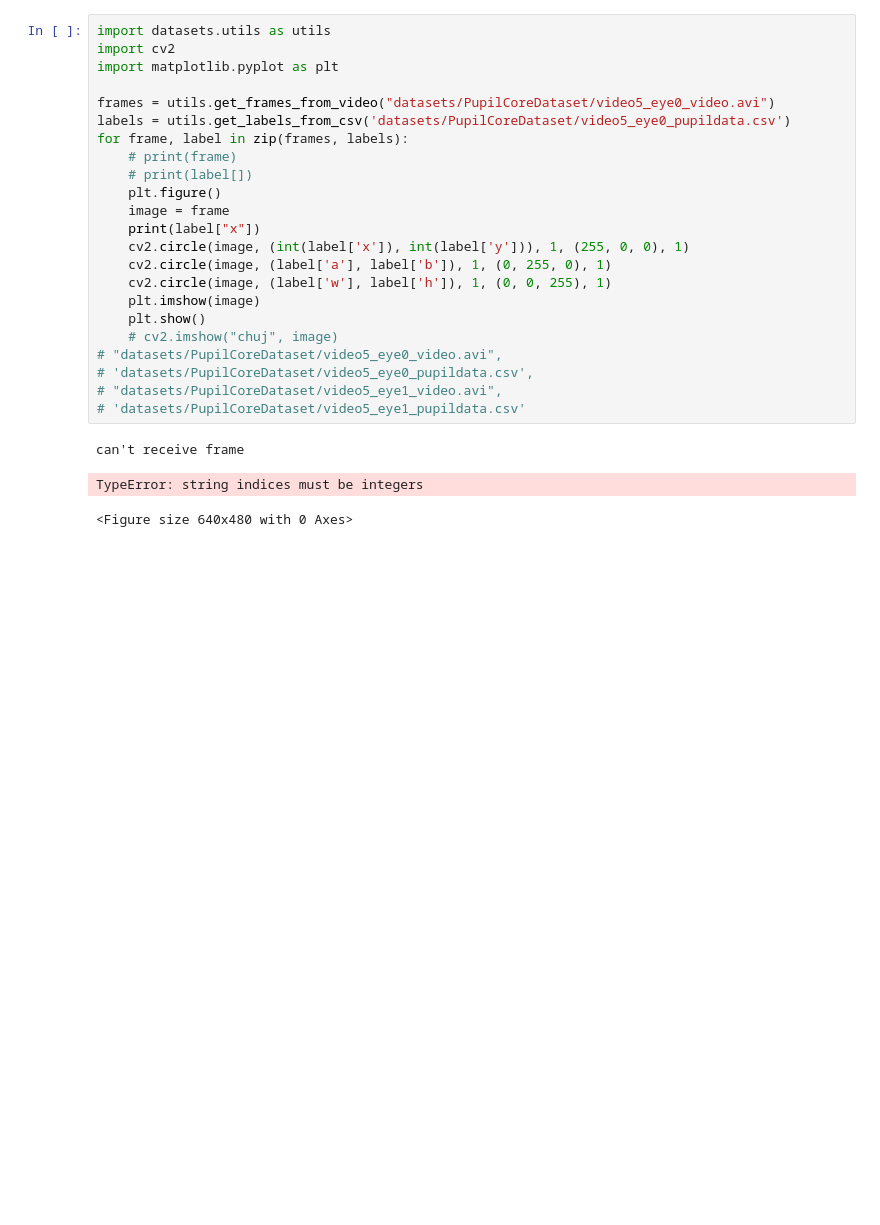
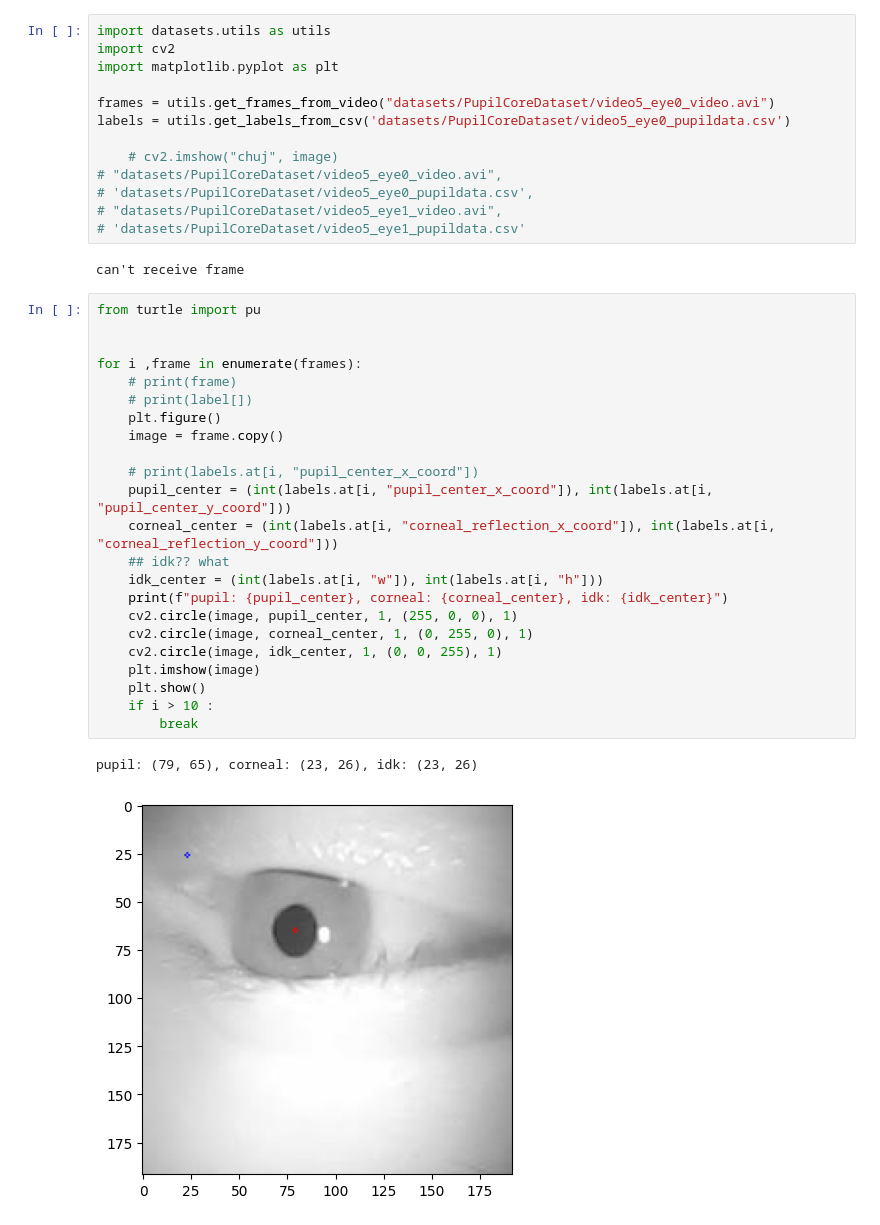
Before and after one commit to jmatejcz/pupil-detect, a Jupyter notebook: test_dataset.ipynb, the cells around one changed output. Saved outputs shown, nothing was run; the diff lists cells and outputs as text; blank space fills up the shorter version.

```diff
--- a/test_dataset.ipynb
+++ b/test_dataset.ipynb
@@ -5,17 +5,7 @@ import matplotlib.pyplot as plt
 
 frames = utils.get_frames_from_video("datasets/PupilCoreDataset/video5_eye0_video.avi")
 labels = utils.get_labels_from_csv('datasets/PupilCoreDataset/video5_eye0_pupildata.csv')
-for frame, label in zip(frames, labels):
-    # print(frame)
-    # print(label[])
-    plt.figure()
-    image = frame
-    print(label["x"])
-    cv2.circle(image, (int(label['x']), int(label['y'])), 1, (255, 0, 0), 1)
-    cv2.circle(image, (label['a'], label['b']), 1, (0, 255, 0), 1)
-    cv2.circle(image, (label['w'], label['h']), 1, (0, 0, 255), 1)
-    plt.imshow(image)
-    plt.show()
+
     # cv2.imshow("chuj", image)
 # "datasets/PupilCoreDataset/video5_eye0_video.avi",
 # 'datasets/PupilCoreDataset/video5_eye0_pupildata.csv',
@@ -23,5 +13,29 @@ for frame, label in zip(frames, labels):
 # 'datasets/PupilCoreDataset/video5_eye1_pupildata.csv'
 # %% [output]
 can't receive frame
-TypeError: string indices must be integers
-<Figure size 640x480 with 0 Axes>
+# %%
+from turtle import pu
+
+
+for i ,frame in enumerate(frames):
+    # print(frame)
+    # print(label[])
+    plt.figure()
+    image = frame.copy()
+
+    # print(labels.at[i, "pupil_center_x_coord"])
+    pupil_center = (int(labels.at[i, "pupil_center_x_coord"]), int(labels.at[i, "pupil_center_y_coord"]))
+    corneal_center = (int(labels.at[i, "corneal_reflection_x_coord"]), int(labels.at[i, "corneal_reflection_y_coord"]))
+    ## idk?? what
+    idk_center = (int(labels.at[i, "w"]), int(labels.at[i, "h"]))
+    print(f"pupil: {pupil_center}, corneal: {corneal_center}, idk: {idk_center}")
+    cv2.circle(image, pupil_center, 1, (255, 0, 0), 1)
+    cv2.circle(image, corneal_center, 1, (0, 255, 0), 1)
+    cv2.circle(image, idk_center, 1, (0, 0, 255), 1)
+    plt.imshow(image)
+    plt.show()
+    if i > 10 :
+        break
+# %% [output]
+pupil: (79, 65), corneal: (23, 26), idk: (23, 26)
+[figure, added]
```
Also changed, not shown: parts of 1 cell of this notebook, 2 other files.
